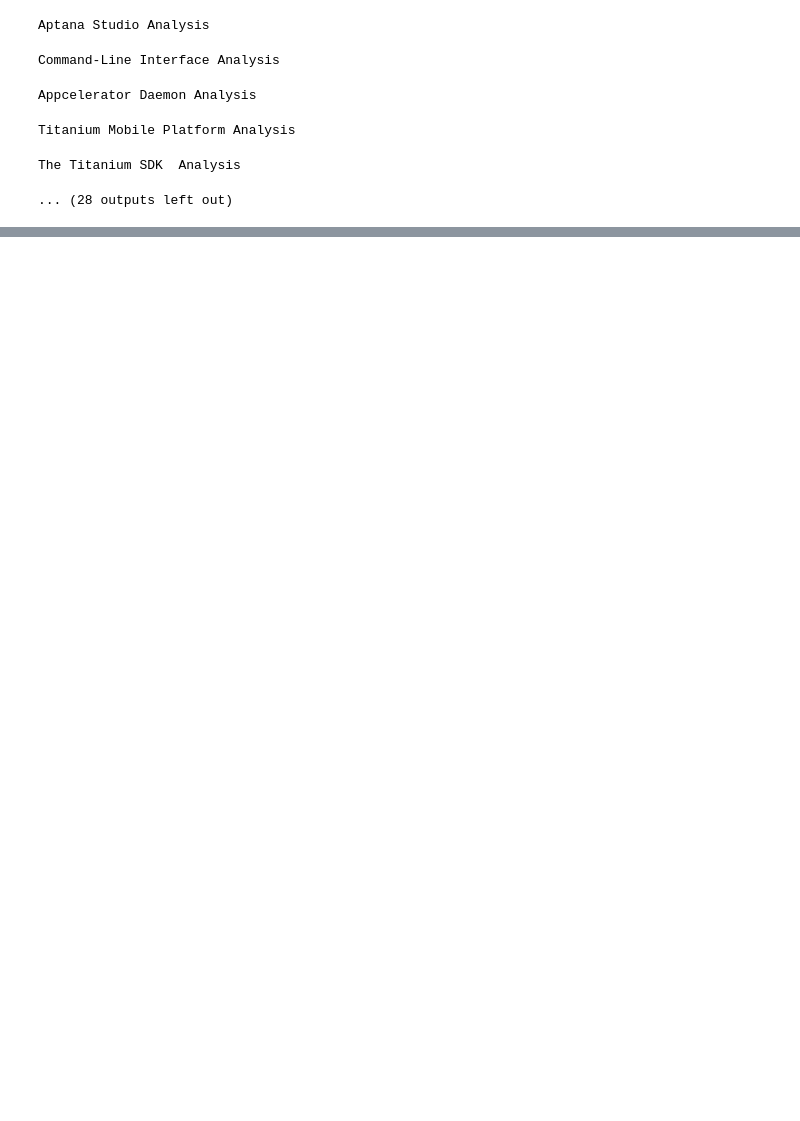
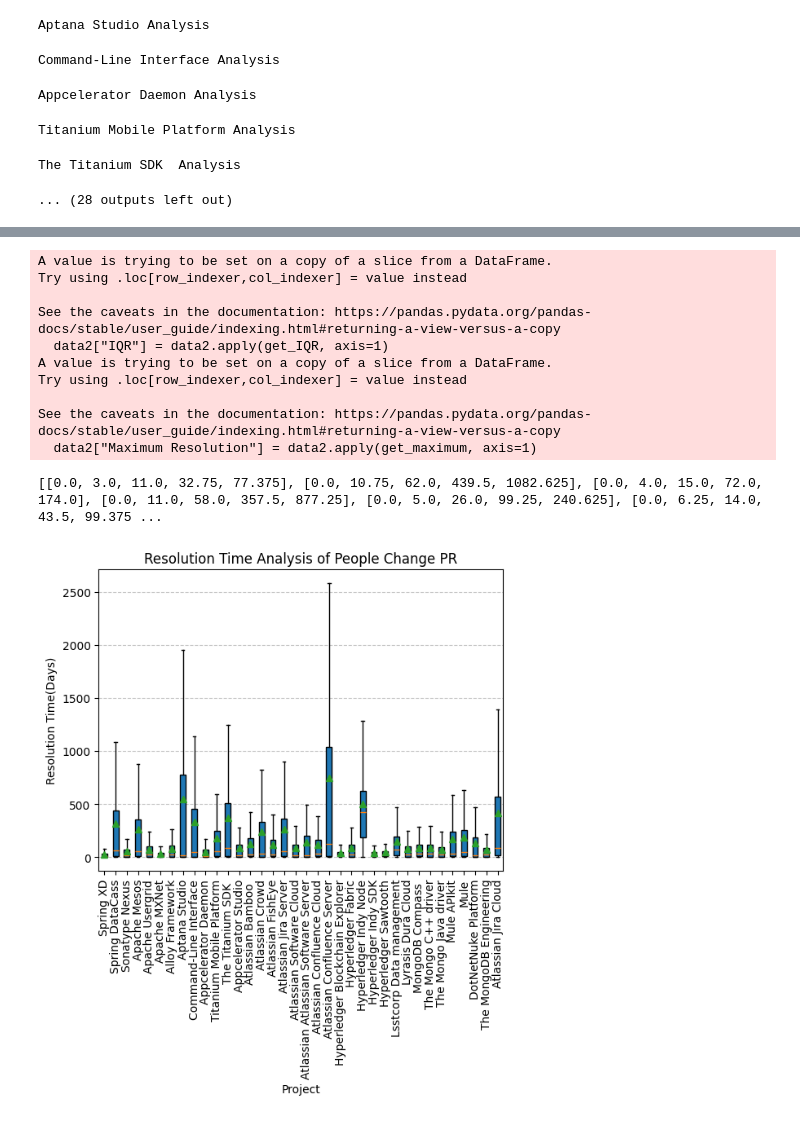
Before and after one commit to Mohamedizzath/TAWOS-Dataset-Analysis, a Jupyter notebook: Project-Status.ipynb, the cells around one changed output, grey strips where cells are left out. Saved outputs shown, nothing was run; the diff lists cells and outputs as text; code cells hidden in the pictures; blank space fills up the shorter version.

```diff
--- a/Project-Status.ipynb
+++ b/Project-Status.ipynb
@@ -269,0 +325,50 @@ See the caveats in the documentation: https://pandas.pydata.org/pandas-docs/stab
+# %%
+data2 = df5[["Project Name", "Minimum Resolution Time", "Resolution Time(Q1/days)", "Resolution Time(Q2/days)", "Resolution Time(Q3/days)", "Maximum Resolution Time"]]
+
+data2["IQR"] = data2.apply(get_IQR, axis=1)
+# data1["Minmum Resolution"] = data1.apply(get_minmum, axis=1)
+data2["Maximum Resolution"] = data2.apply(get_maximum, axis=1)
+
+data2 = data2.loc[lambda df: df["Project Name"] != "Moodle"]
+data2 = data2.loc[lambda df: df["Project Name"] != "MongoDB Core Server"]
+data2 = data2.loc[lambda df: df["Project Name"] != "Atlassian Clover"]
+
+# Generate box plot data
+boxplot_data = data2[["Project Name", "Resolution Time(Q1/days)", "Resolution Time(Q2/days)", "Resolution Time(Q3/days)", "IQR", "Minimum Resolution Time", "Maximum Resolution"]]
+
+custom_boxes = []
+for index, group in boxplot_data.iterrows():
+    custom_boxes.append([group["Minimum Resolution Time"], group["Resolution Time(Q1/days)"], group["Resolution Time(Q2/days)"], group["Resolution Time(Q3/days)"], group["Maximum Resolution"]])
+
+# Plot boxplots
+fig, ax = plt.subplots()
+labels = data2["Project Name"]  # Group labels
+ax.boxplot(
+    custom_boxes,
+    labels=labels,
+    showmeans=True,   # Optional: Show mean markers
+    patch_artist=True # Fill boxplots with color
+)
+
+print(custom_boxes)
+
+# Customize the plot
+plt.title("Resolution Time Analysis of People Change PR")
+plt.xticks(rotation=90)
+plt.xlabel("Project")
+plt.ylabel("Resolution Time(Days)")
+plt.grid(axis="y", linestyle="--", alpha=0.7)
+plt.show()
+# %% [output]
+A value is trying to be set on a copy of a slice from a DataFrame.
+Try using .loc[row_indexer,col_indexer] = value instead
+
+See the caveats in the documentation: https://pandas.pydata.org/pandas-docs/stable/user_guide/indexing.html#returning-a-view-versus-a-copy
+  data2["IQR"] = data2.apply(get_IQR, axis=1)
+A value is trying to be set on a copy of a slice from a DataFrame.
+Try using .loc[row_indexer,col_indexer] = value instead
+
+See the caveats in the documentation: https://pandas.pydata.org/pandas-docs/stable/user_guide/indexing.html#returning-a-view-versus-a-copy
+  data2["Maximum Resolution"] = data2.apply(get_maximum, axis=1)
+[[0.0, 3.0, 11.0, 32.75, 77.375], [0.0, 10.75, 62.0, 439.5, 1082.625], [0.0, 4.0, 15.0, 72.0, 174.0], [0.0, 11.0, 58.0, 357.5, 877.25], [0.0, 5.0, 26.0, 99.25, 240.625], [0.0, 6.25, 14.0, 43.5, 99.375 ...
+[figure, added]
```
Also changed, not shown: parts of 5 cells of this notebook, 7 other files.
